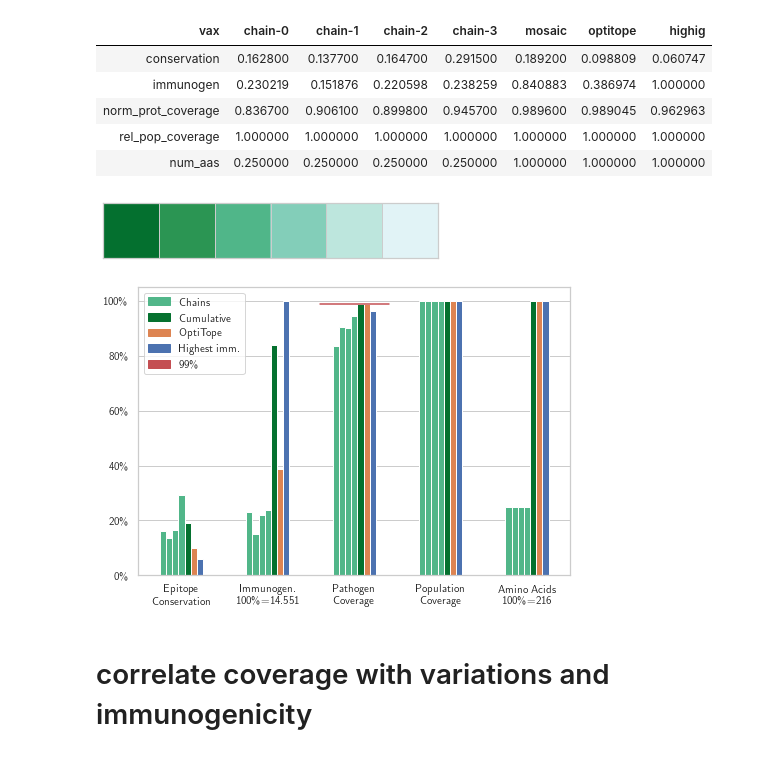
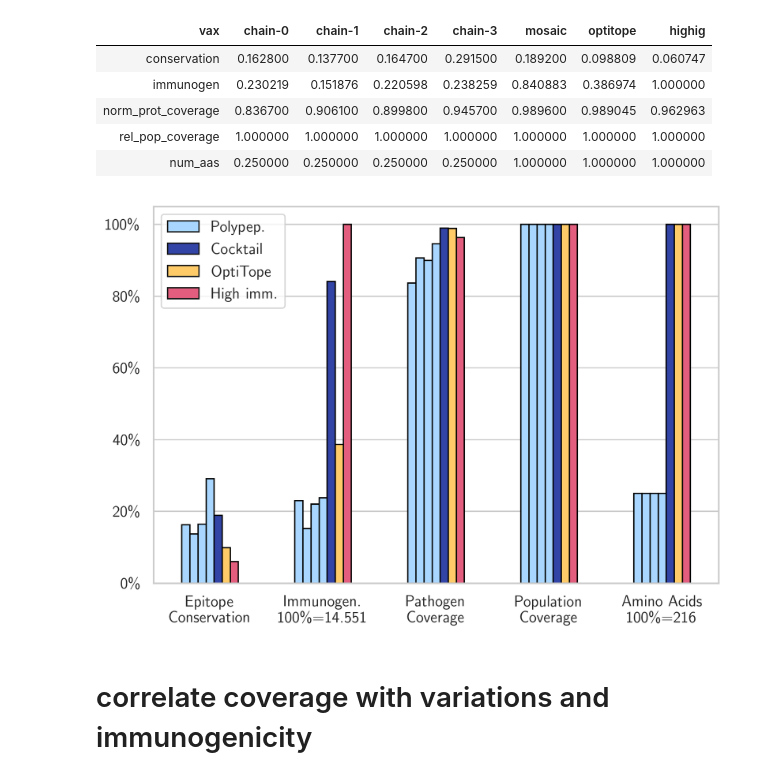
Before and after one commit to SchubertLab/GeneralizedEvDesign, a Jupyter notebook: plots.ipynb, the cells around one changed output. Drawn from its saved outputs; the diff is of its cells as text; code cells hidden in the pictures.

```diff
--- a/plots.ipynb
+++ b/plots.ipynb
@@ -20,0 +41,3 @@ sns.set_style('whitegrid')
+# %%
+theme_light = [ '#a8d6ff', '#ffca68', '#e35e7e']
+sns.palplot(theme_light)
@@ -145,6 +154,0 @@ plt.savefig('plots/bounds.pdf', bbox_inches='tight')
-# %%
-df = pd.read_csv('experiments/results/high-coverage-evaluation-aggregate.csv')
-# %%
-aa = df.columns.tolist()
-aa[0] = 'metric'
-df.columns = aa
@@ -212,8 +170,9 @@ df.head()
 | 3 | 2.778687 | -13.134337 | 1 |
 | 4 | 2.746615 | -15.537919 | 1 |
 # %%
-fig, ax = plt.subplots(1, 1, figsize=(6, 4))
-cm = plt.get_cmap('coolwarm')
+set_font_size(16)
+fig, ax = plt.subplots(figsize=(6, 4), dpi=300)
+cm = plt.get_cmap('RdBu_r')
 vmin, vmax = 0.1, 1.2
 for rep in df.rep.unique():
     data = df[df.rep == rep].values[:, :2]
@@ -221,10 +180,10 @@ for rep in df.rep.unique():
         (y1, x1), (y2, x2) = data[i], data[i + 1]
         slope = ((y2 - y1) / 3) / ((x2 - x1) / 40)
         color = 255 * (np.arctan(slope) - vmin) / (vmax - vmin)
-        ax.plot([-x1, -x2], [y1, y2], '.-', color=cm(int(color)))
+        ax.plot([-x1, -x2], [y1, y2], '.-', color=theme_dark[0])
 
 
-ax.add_patch(mpl.patches.Ellipse((25, 2.3), 6, 0.45, color='C2', alpha=0.2))
+ax.add_patch(mpl.patches.Ellipse((25, 2.3), 6, 0.45, color='#888888', alpha=0.2))
 plt.xlabel('Cleavage Score')
 plt.ylabel('Immunogenicity')
 plt.subplots_adjust(hspace=0, wspace=0, left=0, bottom=0, right=1, top=1)
@@ -451,33 +433,34 @@ res = res.rename(index={
     'rel_pop_coverage': 'Population\nCoverage',
     'num_aas': 'Amino Acids\n100\\%%=%d' % max_aas,
 })
-# %%
-sns.palplot(sns.color_palette("BuGn_r"))
-# %% [output]
-[figure, removed]
 # %%
-pal = sns.color_palette("BuGn_r")
-res.plot.bar(color=[
-    #pal[0], pal[1], pal[2], pal[3], 'C2', 'C1'
-    pal[2], pal[2], pal[2], pal[2], pal[0], 'C1', 'C0'
-], rot=0, legend=False)
-plt.plot([1.6, 2.4], [0.99, 0.99], color='C3')
+set_font_size(12)
+fig, ax = plt.subplots(figsize=(6, 4), dpi=300)
+
+#color = [theme_light[0]] * 4 + [theme_light[1], theme_light[2]]
+#ax.bar(x=[x - 0.25 for x in range(5)], width=0.32, height=res.mosaic, align='edge', edgecolor='k', linewidth=2, color='white')
+#res.drop('mosaic', axis=1).plot.bar(color=color, rot=0, legend=False, ax=ax, edgecolor='black')
+
+color = [theme_light[0]] * 4 + [theme_dark[0], theme_light[1], theme_light[2]]
+res.plot.bar(color=color, rot=0, legend=False, ax=ax, edgecolor='black')
+
 plt.yticks([0, 0.2, 0.4, 0.6, 0.8, 1.0], ['0\%', '20\%', '40\%', '60\%', '80\%', '100\%'])
 
 plt.legend(handles=[
-    mpatches.Patch(color=pal[2], label='Chains'),
-    mpatches.Patch(color=pal[0], label='Cumulative'),
-    mpatches.Patch(color='C1', label='OptiTope'),
-    mpatches.Patch(color='C0', label='Highest imm.'),
-    mpatches.Patch(color='C3', label='99\%'),
+    mpatches.Patch(facecolor=color[0], edgecolor='k', label='Polypep.'),
+    #mpatches.Patch(facecolor='#ffffff', edgecolor='k', label='Cocktail'),
+    mpatches.Patch(facecolor=color[4], edgecolor='k', label='Cocktail'),
+    mpatches.Patch(facecolor=color[5], edgecolor='k', label='OptiTope'),
+    mpatches.Patch(facecolor=color[6], edgecolor='k', label='High imm.'),
 ])
 plt.grid(False, axis='x')
 
 plt.subplots_adjust(hspace=0, wspace=0, left=0, bottom=0, right=1, top=1)
 #sns.despine()
+
 plt.savefig('plots/cocktail.pdf', bbox_inches='tight')
 # %% [output]
-[figure, old version]
+[figure, new version]
 # %% [markdown]
 # correlate coverage with variations and immunogenicity
 # %% [markdown]
```
Also changed, not shown: parts of 48 cells of this notebook, 8 other files.
